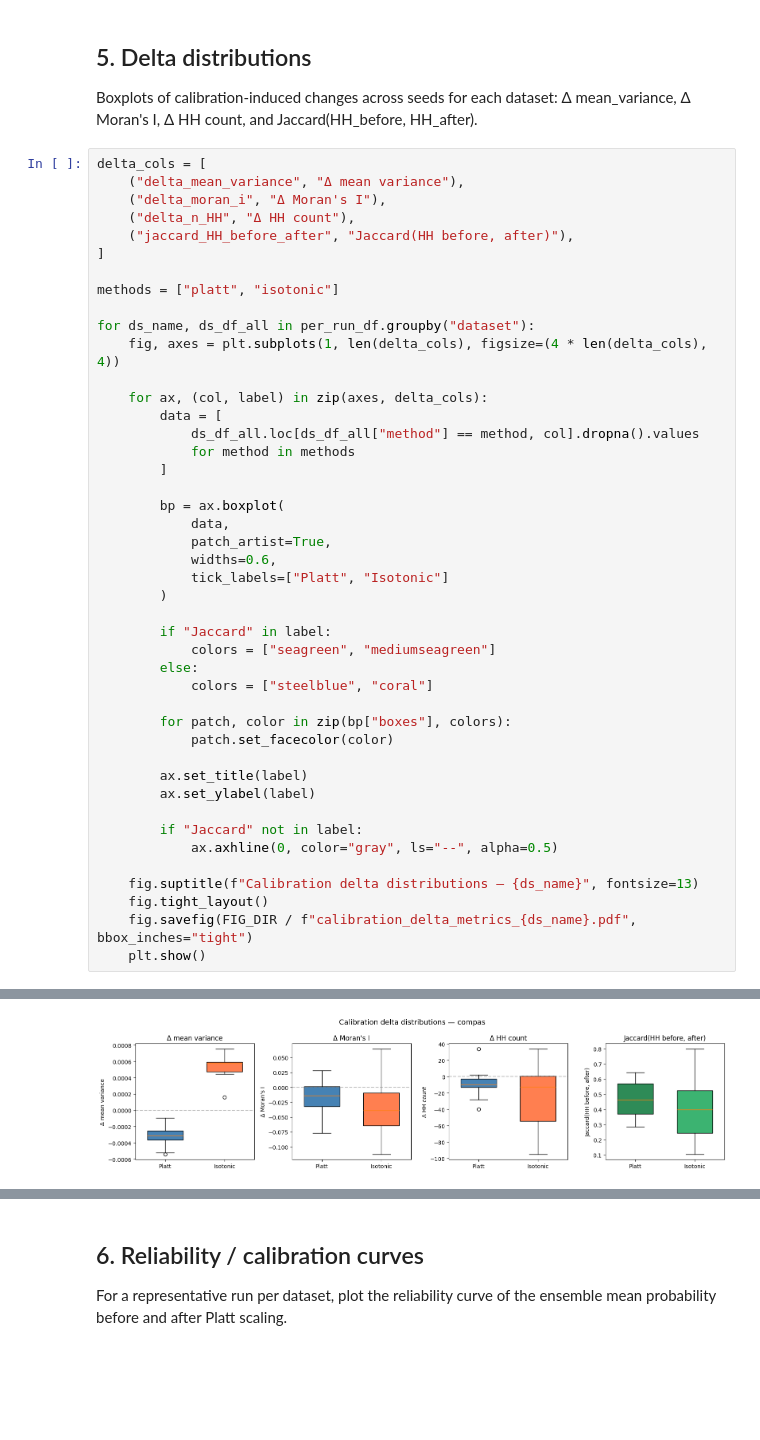
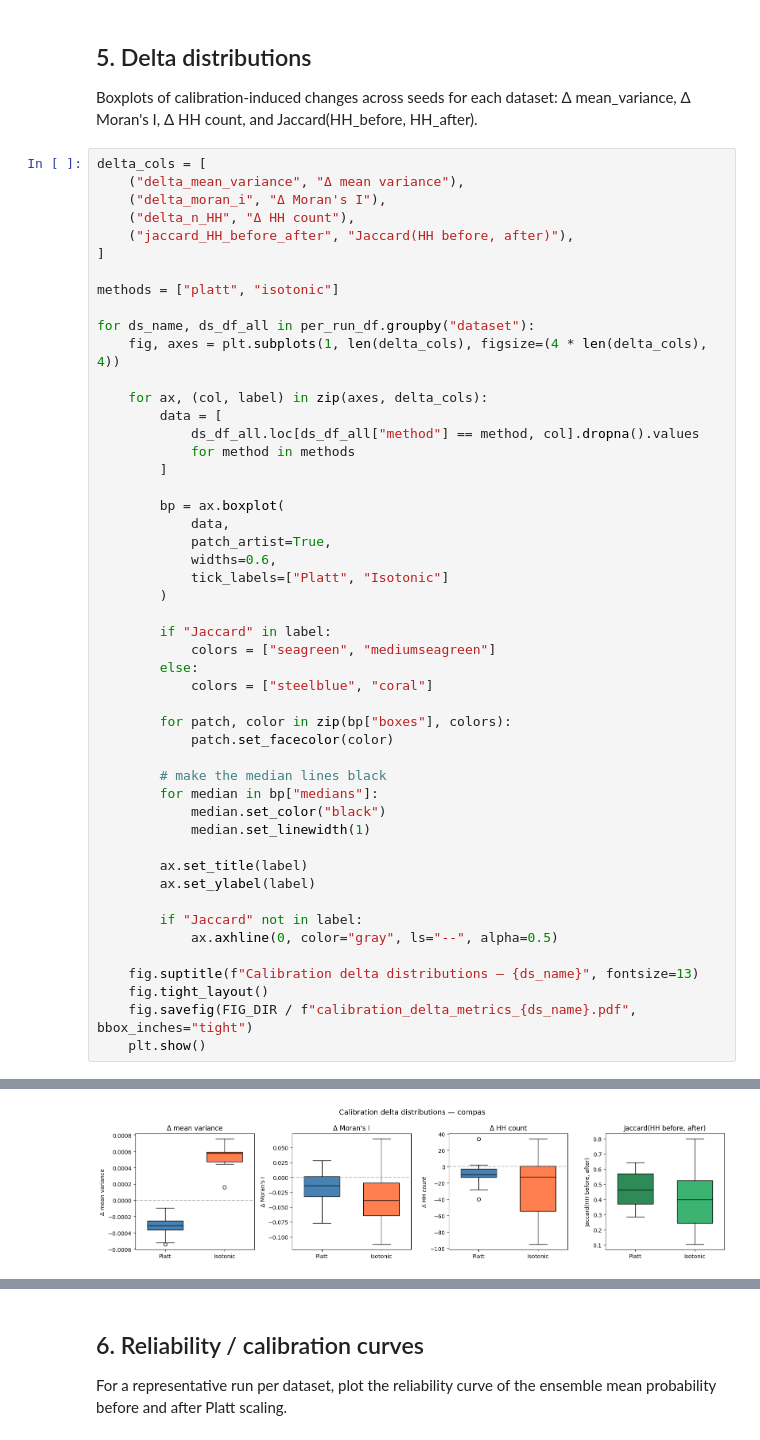
Before and after one commit to DejvisT/spatial-rashomon-multiplicity, a Jupyter notebook: notebooks/07_calibration_robustness.ipynb, the cells around one changed output, grey strips where cells are left out. Saved outputs shown, nothing was run; the diff lists cells and outputs as text; blank space fills up the shorter version.

```diff
--- a/notebooks/07_calibration_robustness.ipynb
+++ b/notebooks/07_calibration_robustness.ipynb
@@ -224,6 +224,11 @@ for ds_name, ds_df_all in per_run_df.groupby("dataset"):
         for patch, color in zip(bp["boxes"], colors):
             patch.set_facecolor(color)
 
+        # make the median lines black
+        for median in bp["medians"]:
+            median.set_color("black")
+            median.set_linewidth(1)
+
         ax.set_title(label)
         ax.set_ylabel(label)
 
@@ -239 +244 @@ for ds_name, ds_df_all in per_run_df.groupby("dataset"):
-[figure, old version]
+[figure, new version]
```
Also changed, not shown: parts of 1 cell of this notebook, 7 other files.
